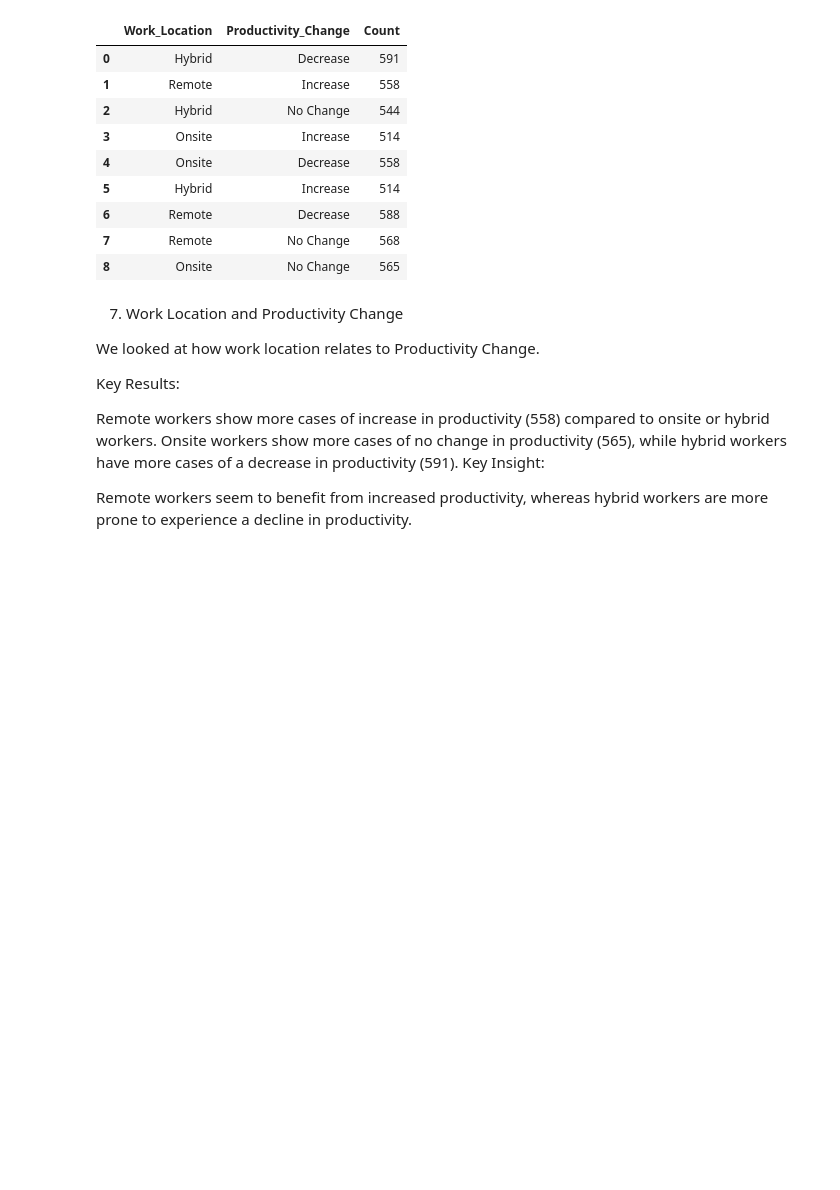
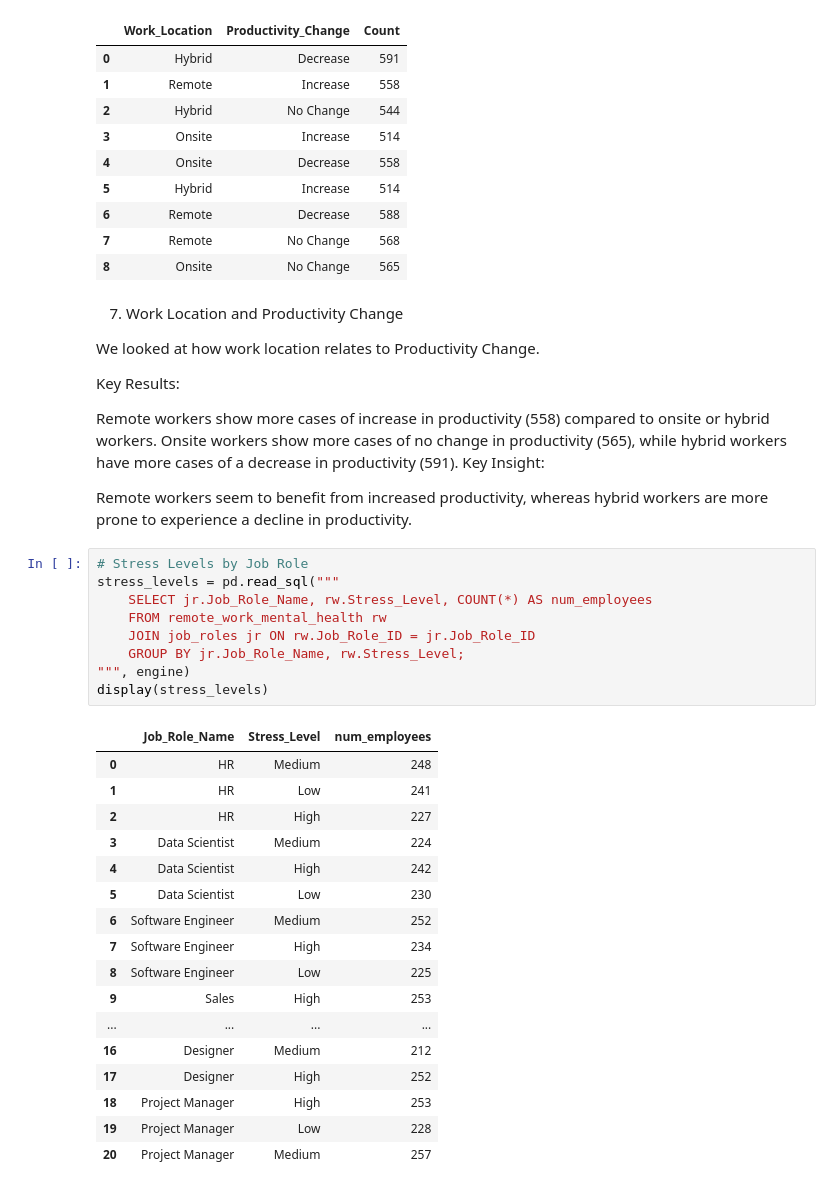
Before and after one commit to Banak14/projetfinal, a Jupyter notebook: notebooks/sql.ipynb, the cells around one changed output. Saved outputs shown, nothing was run; the diff lists cells and outputs as text; blank space fills up the shorter version.

```diff
--- a/notebooks/sql.ipynb
+++ b/notebooks/sql.ipynb
@@ -220,3 +221,30 @@ Onsite workers show more cases of no change in productivity (565), while hybrid
 Key Insight:
 
 Remote workers seem to benefit from increased productivity, whereas hybrid workers are more prone to experience a decline in productivity.
+# %%
+# Stress Levels by Job Role
+stress_levels = pd.read_sql("""
+    SELECT jr.Job_Role_Name, rw.Stress_Level, COUNT(*) AS num_employees
+    FROM remote_work_mental_health rw
+    JOIN job_roles jr ON rw.Job_Role_ID = jr.Job_Role_ID
+    GROUP BY jr.Job_Role_Name, rw.Stress_Level;
+""", engine)
+display(stress_levels)
+# %% [output]
+|  | Job_Role_Name | Stress_Level | num_employees |
+| 0 | HR | Medium | 248 |
+| 1 | HR | Low | 241 |
+| 2 | HR | High | 227 |
+| 3 | Data Scientist | Medium | 224 |
+| 4 | Data Scientist | High | 242 |
+| 5 | Data Scientist | Low | 230 |
+| 6 | Software Engineer | Medium | 252 |
+| 7 | Software Engineer | High | 234 |
+| 8 | Software Engineer | Low | 225 |
+| 9 | Sales | High | 253 |
+| ... | ... | ... | ... |
+| 16 | Designer | Medium | 212 |
+| 17 | Designer | High | 252 |
+| 18 | Project Manager | High | 253 |
+| 19 | Project Manager | Low | 228 |
+| 20 | Project Manager | Medium | 257 |
```
Also changed, not shown: parts of 13 cells of this notebook, 16 other files.
